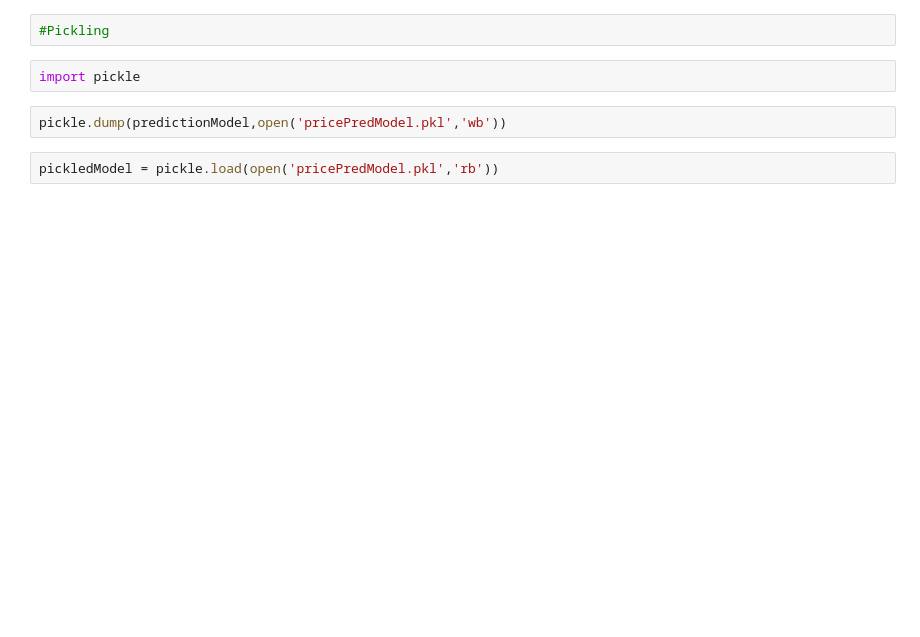
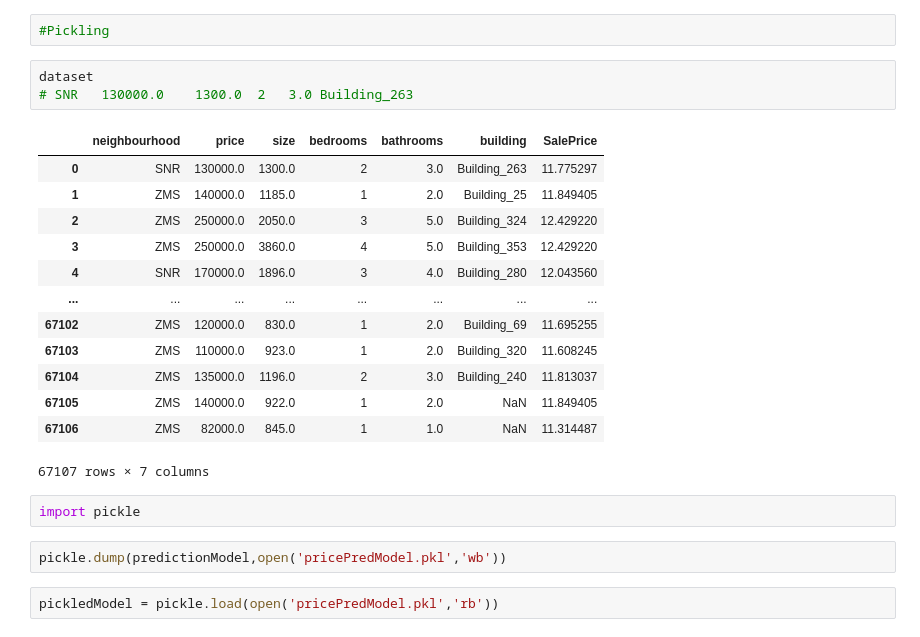
Before and after one commit to azizcs462/PricePrediction, a Jupyter notebook: DSAssignment.ipynb, the cells around one changed output. Drawn from its saved outputs; the diff is of its cells as text; blank space fills up the shorter version.

```diff
--- a/DSAssignment.ipynb
+++ b/DSAssignment.ipynb
@@ -401,5 +466,22 @@ dataset.price.max()
 # %%
 #Pickling
+# %%
+dataset
+# SNR	130000.0	1300.0	2	3.0	Building_263
+# %% [output]
+|  | neighbourhood | price | size | bedrooms | bathrooms | building | SalePrice |
+| 0 | SNR | 130000.0 | 1300.0 | 2 | 3.0 | Building_263 | 11.775297 |
+| 1 | ZMS | 140000.0 | 1185.0 | 1 | 2.0 | Building_25 | 11.849405 |
+| 2 | ZMS | 250000.0 | 2050.0 | 3 | 5.0 | Building_324 | 12.429220 |
+| 3 | ZMS | 250000.0 | 3860.0 | 4 | 5.0 | Building_353 | 12.429220 |
+| 4 | SNR | 170000.0 | 1896.0 | 3 | 4.0 | Building_280 | 12.043560 |
+| ... | ... | ... | ... | ... | ... | ... | ... |
+| 67102 | ZMS | 120000.0 | 830.0 | 1 | 2.0 | Building_69 | 11.695255 |
+| 67103 | ZMS | 110000.0 | 923.0 | 1 | 2.0 | Building_320 | 11.608245 |
+| 67104 | ZMS | 135000.0 | 1196.0 | 2 | 3.0 | Building_240 | 11.813037 |
+| 67105 | ZMS | 140000.0 | 922.0 | 1 | 2.0 | NaN | 11.849405 |
+| 67106 | ZMS | 82000.0 | 845.0 | 1 | 1.0 | NaN | 11.314487 |
+67107 rows × 7 columns
 # %%
 import pickle
 # %%
```
Also changed, not shown: parts of 21 cells of this notebook, 5 other files.
